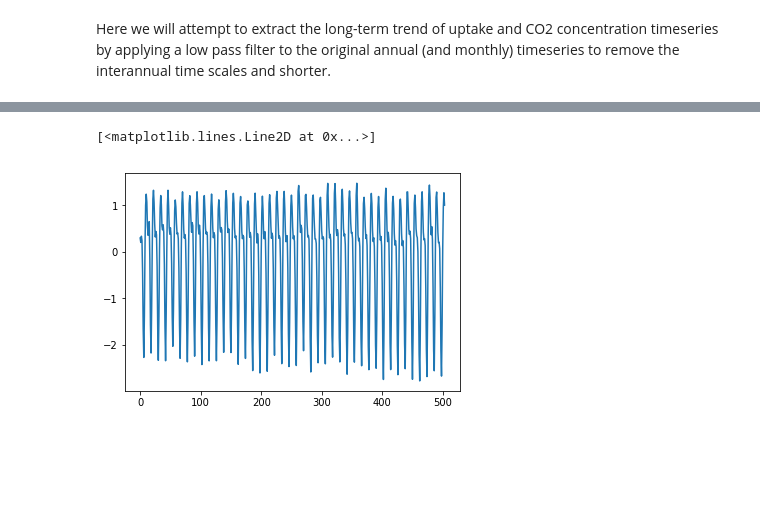
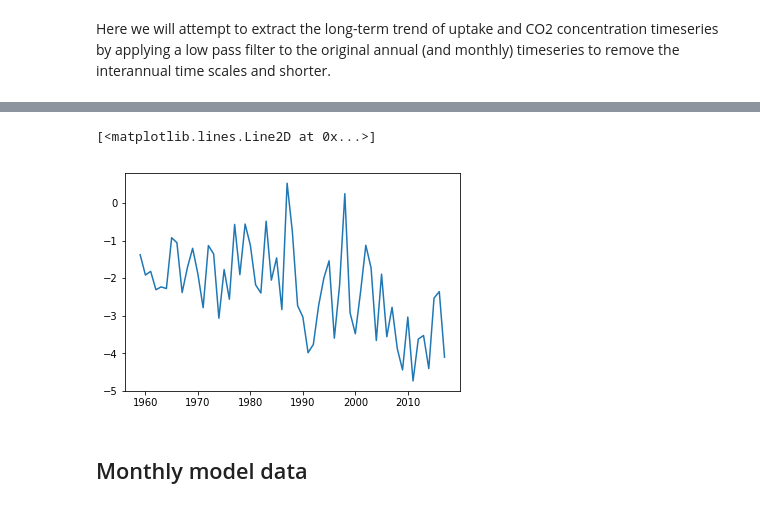
Before and after one commit to rursino/carbon-cycle-feedbacks, a Jupyter notebook: Peylin_flux/Notebooks/low-pass-filter.ipynb, the cells around one changed output, grey strips where cells are left out. Cells and saved outputs as stored; diff of their text form; code cells hidden in the pictures; blank space fills up the shorter version.

```diff
--- a/Peylin_flux/Notebooks/low-pass-filter.ipynb
+++ b/Peylin_flux/Notebooks/low-pass-filter.ipynb
@@ -25,2 +46,9 @@ plt.loglog(freqs[1:21], abs(X)[1:21])
+# %%
+plt.plot(x,y)
+# %% [output]
+[<matplotlib.lines.Line2D at 0x...>]
+[figure, added]
+# %% [markdown]
+## Monthly model data
 # %%
 df_monthly = pickle.load(open("./../Output/output_raw/output_all/JENA_s76_all/spatial.pik", "rb"))
@@ -29,5 +54,0 @@ y_month = df_monthly.Earth_Land.values
-# %%
-plt.plot(y_month)
-# %% [output]
-[<matplotlib.lines.Line2D at 0x...>]
-[figure, removed]
```
Also changed, not shown: parts of 43 cells of this notebook, 1 other file.
